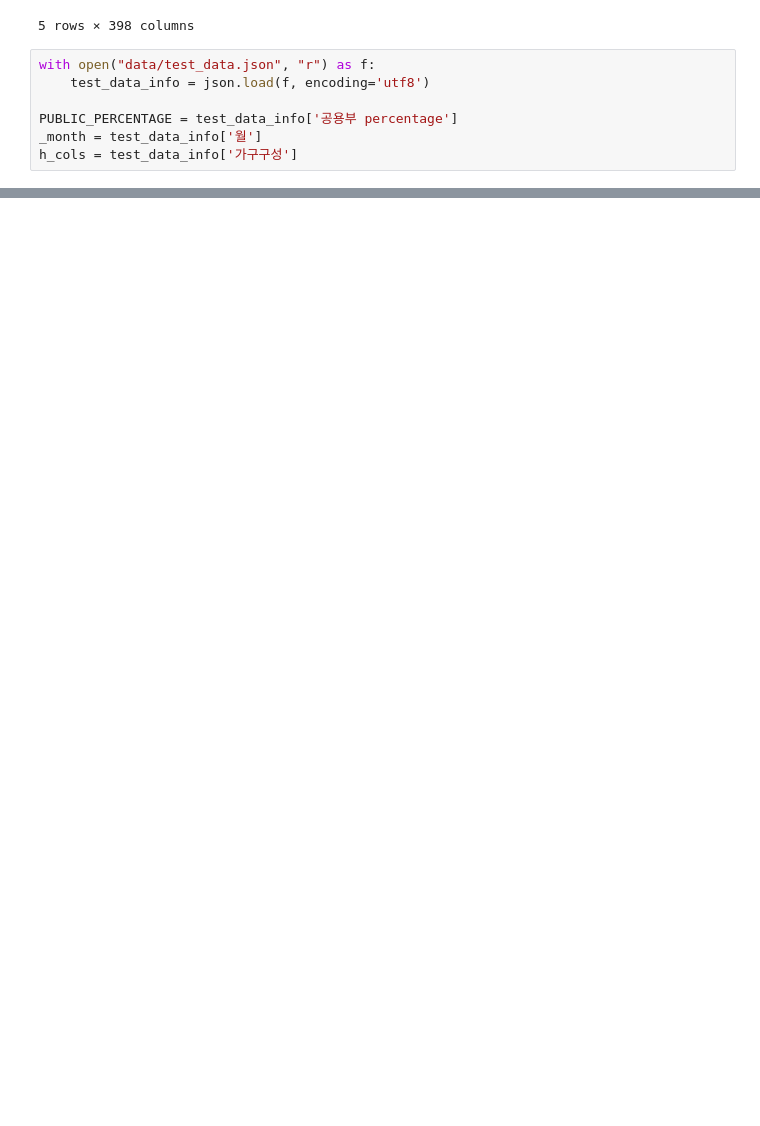
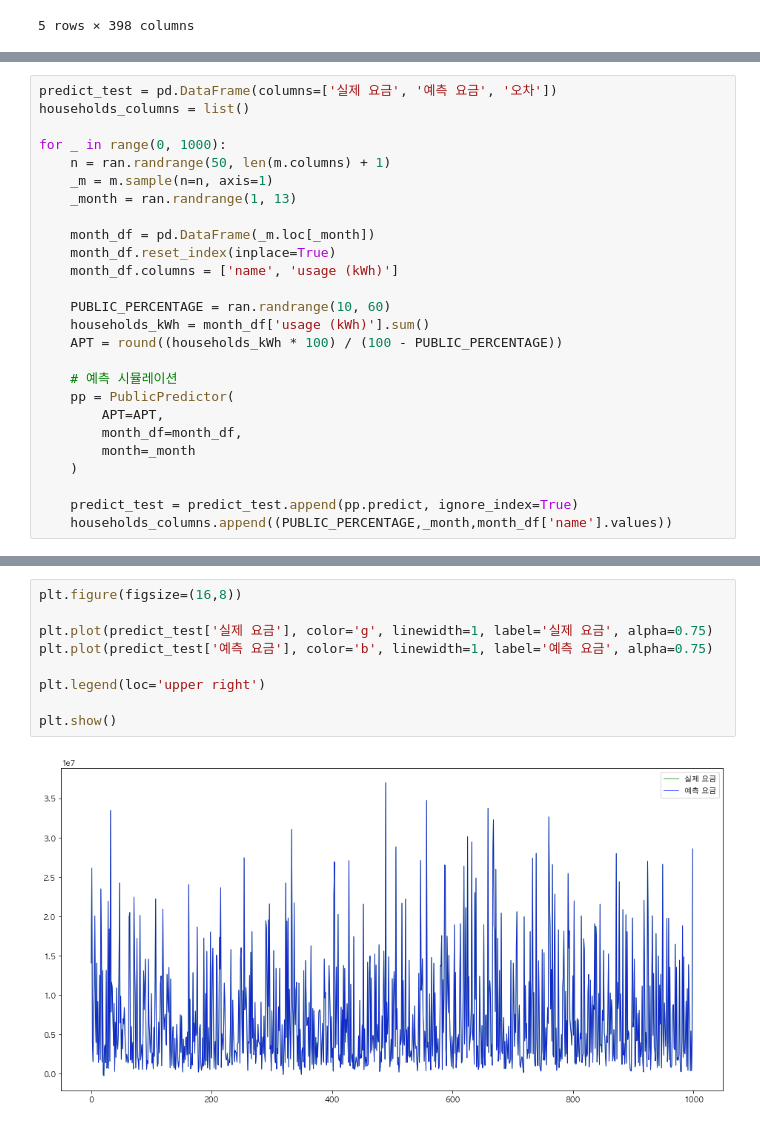
Before and after one commit to formegusto/what-is-public-fee, a Jupyter notebook: pt2.공용부 요금 예측 시뮬레이션.ipynb, the cells around one changed output, grey strips where cells are left out. Saved outputs shown, nothing was run; the diff lists cells and outputs as text; blank space fills up the shorter version.

```diff
--- a/pt2.공용부 요금 예측 시뮬레이션.ipynb
+++ b/pt2.공용부 요금 예측 시뮬레이션.ipynb
@@ -43,10 +41,3 @@ m.head()
 | 4 | 252 | 355 | 180 | 230 | 368 | 278 | ... |
 | 5 | 230 | 357 | 258 | 203 | 414 | 270 | ... |
 5 rows × 398 columns
-# %%
-with open("data/test_data.json", "r") as f:
-    test_data_info = json.load(f, encoding='utf8')
-
-PUBLIC_PERCENTAGE = test_data_info['공용부 percentage']
-_month = test_data_info['월']
-h_cols = test_data_info['가구구성']
@@ -298,0 +61,26 @@ print()
+# %%
+predict_test = pd.DataFrame(columns=['실제 요금', '예측 요금', '오차'])
+households_columns = list()
+
+for _ in range(0, 1000):
+    n = ran.randrange(50, len(m.columns) + 1)
+    _m = m.sample(n=n, axis=1)
+    _month = ran.randrange(1, 13)
+
+    month_df = pd.DataFrame(_m.loc[_month])
+    month_df.reset_index(inplace=True)
+    month_df.columns = ['name', 'usage (kWh)']
+
+    PUBLIC_PERCENTAGE = ran.randrange(10, 60)
+    households_kWh = month_df['usage (kWh)'].sum()
+    APT = round((households_kWh * 100) / (100 - PUBLIC_PERCENTAGE))
+
+    # 예측 시뮬레이션
+    pp = PublicPredictor(
+        APT=APT,
+        month_df=month_df,
+        month=_month
+    )
+
+    predict_test = predict_test.append(pp.predict, ignore_index=True)
+    households_columns.append((PUBLIC_PERCENTAGE,_month,month_df['name'].values))
@@ -298,0 +112,11 @@ print()
+# %%
+plt.figure(figsize=(16,8))
+
+plt.plot(predict_test['실제 요금'], color='g', linewidth=1, label='실제 요금', alpha=0.75)
+plt.plot(predict_test['예측 요금'], color='b', linewidth=1, label='예측 요금', alpha=0.75)
+
+plt.legend(loc='upper right')
+
+plt.show()
+# %% [output]
+[figure, added]
```
Also changed, not shown: parts of 25 cells of this notebook, 3 other files.
